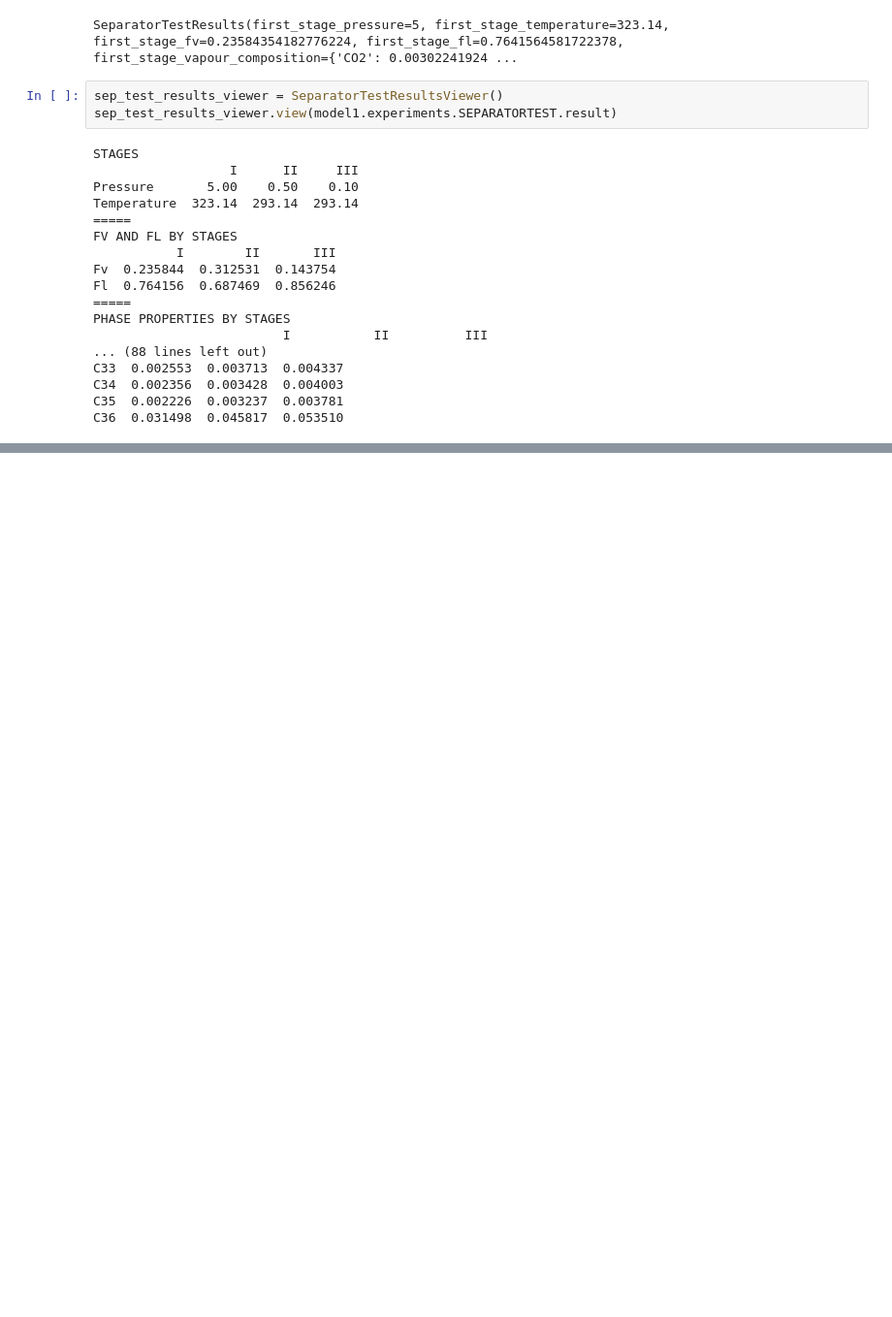
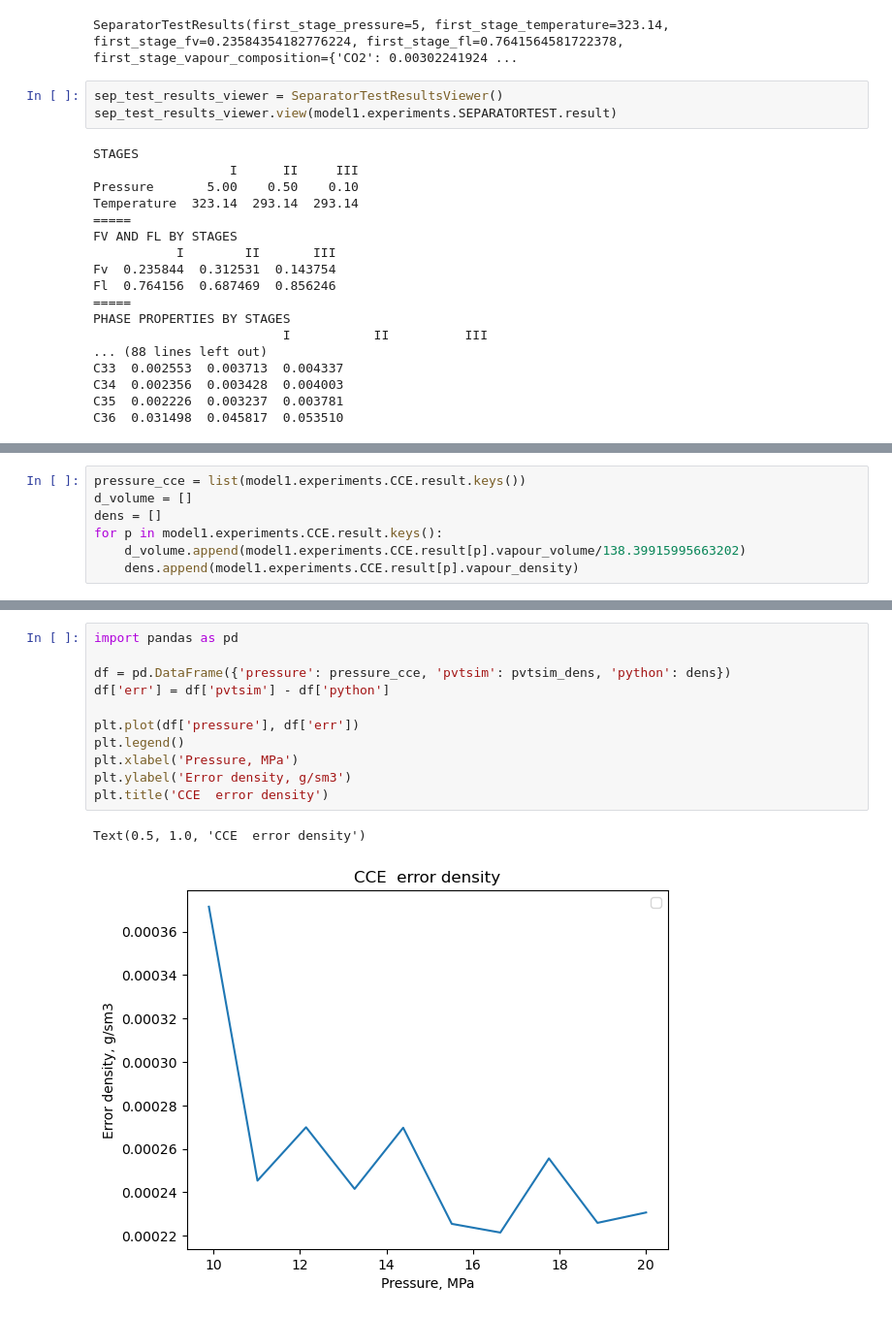
Before and after one commit to SidorenkoDD/BlackBoxFluid, a Jupyter notebook: code/tests2.ipynb, the cells around one changed output, grey strips where cells are left out. Shown at 97% size. Cells and saved outputs as stored; diff of their text form; blank space fills up the shorter version.

```diff
--- a/code/tests2.ipynb
+++ b/code/tests2.ipynb
@@ -432,0 +446,7 @@ model1.experiments.CCE.calculate(20, 50)
+# %%
+pressure_cce = list(model1.experiments.CCE.result.keys())
+d_volume = []
+dens = []
+for p in model1.experiments.CCE.result.keys():
+    d_volume.append(model1.experiments.CCE.result[p].vapour_volume/138.39915995663202)
+    dens.append(model1.experiments.CCE.result[p].vapour_density)
@@ -432,0 +525,14 @@ model1.experiments.CCE.calculate(20, 50)
+# %%
+import pandas as pd
+
+df = pd.DataFrame({'pressure': pressure_cce, 'pvtsim': pvtsim_dens, 'python': dens})
+df['err'] = df['pvtsim'] - df['python']
+
+plt.plot(df['pressure'], df['err'])
+plt.legend()
+plt.xlabel('Pressure, MPa')
+plt.ylabel('Error density, g/sm3')
+plt.title('CCE  error density')
+# %% [output]
+Text(0.5, 1.0, 'CCE  error density')
+[figure, added]
```
Also changed, not shown: parts of 8 cells of this notebook, 5 other files.
